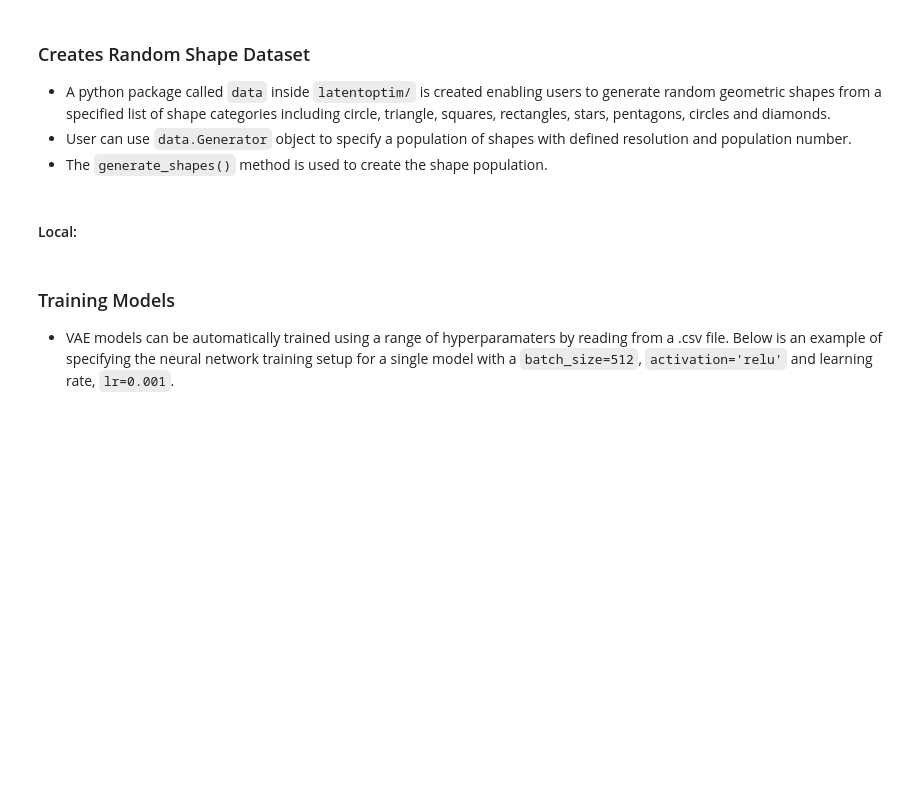
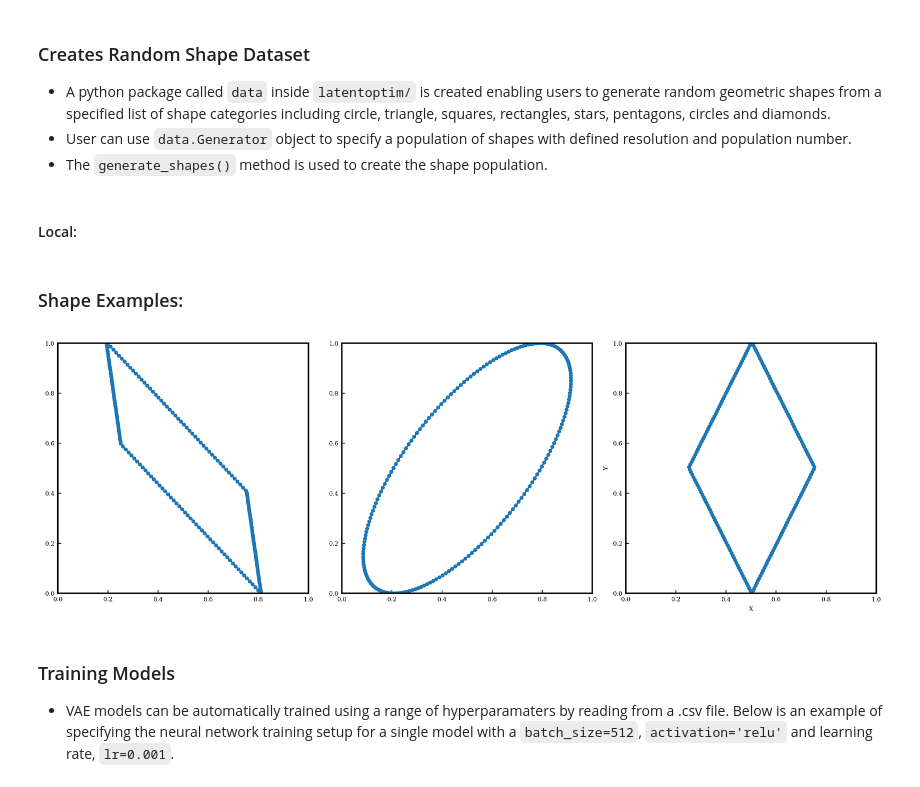
Before and after one commit to jhell1717/latentoptim, a Jupyter notebook: examples/vae_examples/train_vae.ipynb, the cells around one changed output. Drawn from its saved outputs; the diff is of its cells as text; code cells hidden in the pictures; blank space fills up the shorter version.

````diff
--- a/examples/vae_examples/train_vae.ipynb
+++ b/examples/vae_examples/train_vae.ipynb
@@ -53,6 +53,19 @@ file_path = os.path.join(r'/Users/joshuahellewell/Desktop/02-msc/01-modules/MSc
 # Save shape population as .pkl
 with open(file_path[0], "wb") as f:
     pickle.dump(shape_data, f)
+# %% [markdown]
+### Shape Examples:
+# %%
+fig, axes = plt.subplots(1, 3, figsize=(12, 4))  # 1 row, 3 columns
+
+for i in range(3):
+    random_shape_id = np.random.choice(range(0,len(shape_data))) # Select random test index from dataset
+    shape_data[random_shape_id].plot(ax=axes[i])  # pass the specific subplot axis
+
+plt.tight_layout()
+plt.show()
+# %% [output]
+[figure, added]
 # %% [markdown]
 ### Training Models
 * VAE models can be automatically trained using a range of hyperparamaters by reading from a .csv file. Below is an example of specifying the neural network training setup for a single model with a ```batch_size=512```, ```activation='relu'``` and learning rate, ```lr=0.001```.
````
Also changed, not shown: 4 other files.
